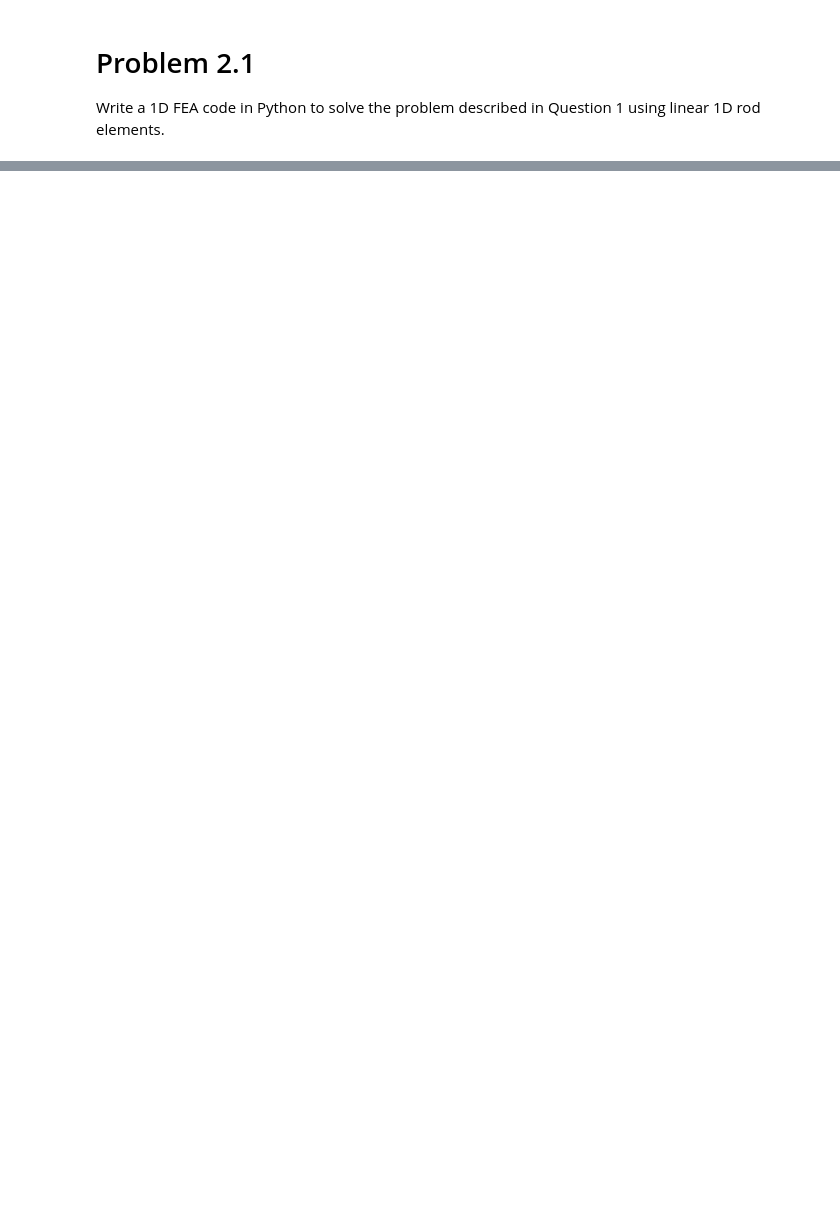
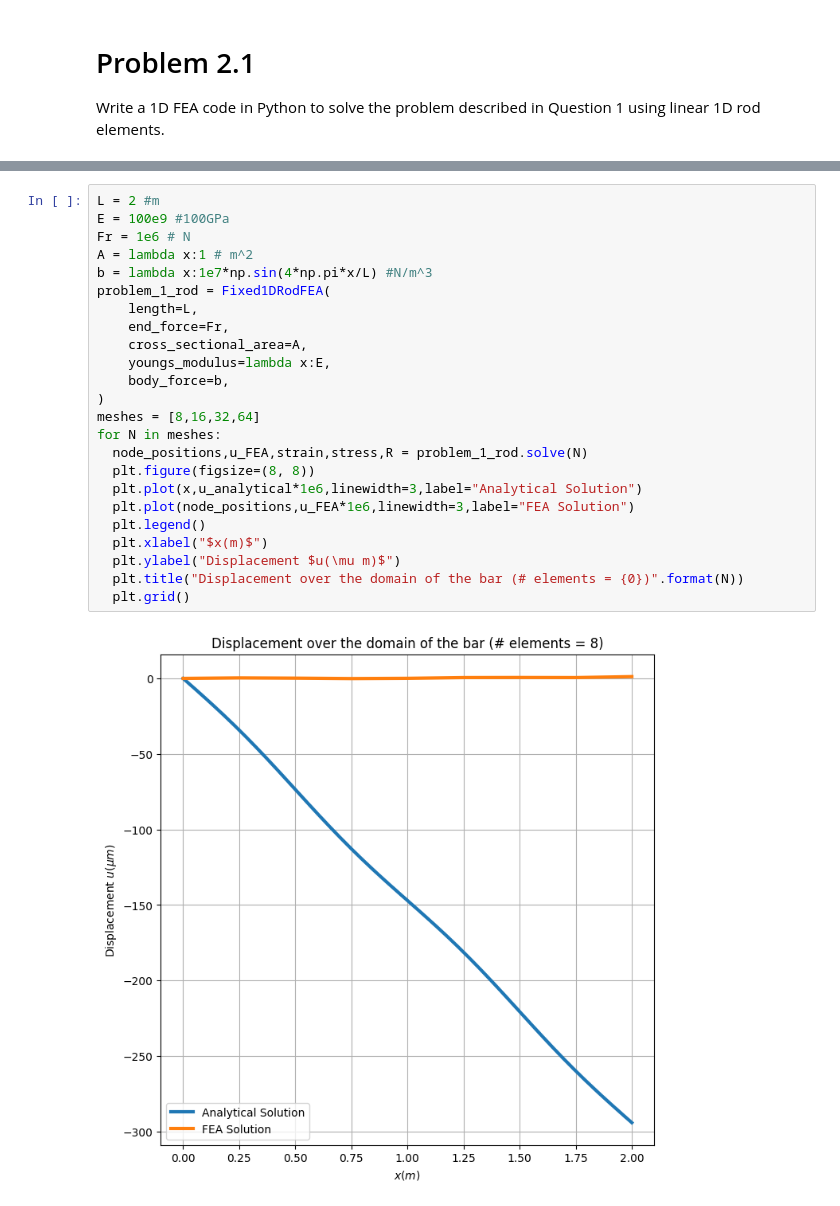
Before and after one commit to Ali-7800/ME471, a Jupyter notebook: projects/project_1.ipynb, the cells around one changed output, grey strips where cells are left out. Cells and saved outputs as stored; diff of their text form; blank space fills up the shorter version.

```diff
--- a/projects/project_1.ipynb
+++ b/projects/project_1.ipynb
@@ -49,0 +99,26 @@ rod elements.
+# %%
+L = 2 #m
+E = 100e9 #100GPa
+Fr = 1e6 # N
+A = lambda x:1 # m^2
+b = lambda x:1e7*np.sin(4*np.pi*x/L) #N/m^3
+problem_1_rod = Fixed1DRodFEA(
+    length=L,
+    end_force=Fr,
+    cross_sectional_area=A,
+    youngs_modulus=lambda x:E,
+    body_force=b,
+)
+meshes = [8,16,32,64]
+for N in meshes:
+  node_positions,u_FEA,strain,stress,R = problem_1_rod.solve(N)
+  plt.figure(figsize=(8, 8))
+  plt.plot(x,u_analytical*1e6,linewidth=3,label="Analytical Solution")
+  plt.plot(node_positions,u_FEA*1e6,linewidth=3,label="FEA Solution")
+  plt.legend()
+  plt.xlabel("$x(m)$")
+  plt.ylabel("Displacement $u(\mu m)$")
+  plt.title("Displacement over the domain of the bar (# elements = {0})".format(N))
+  plt.grid()
+# %% [output]
+[figure, added]
```
Also changed, not shown: parts of 5 cells of this notebook.
